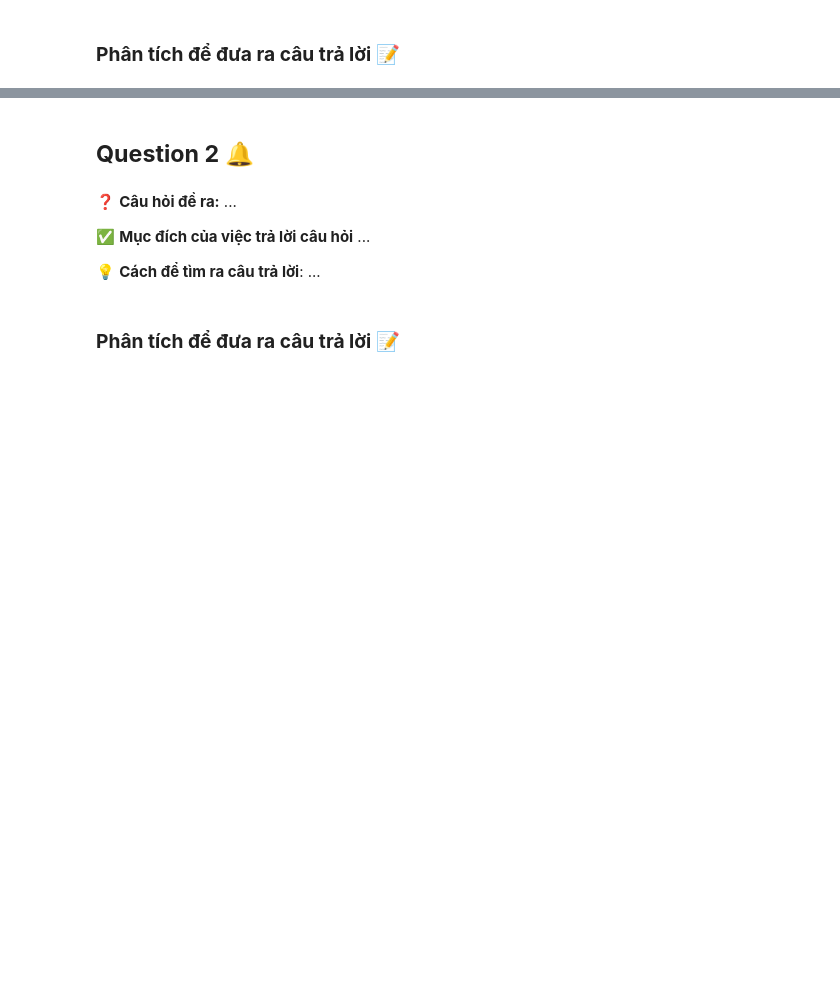
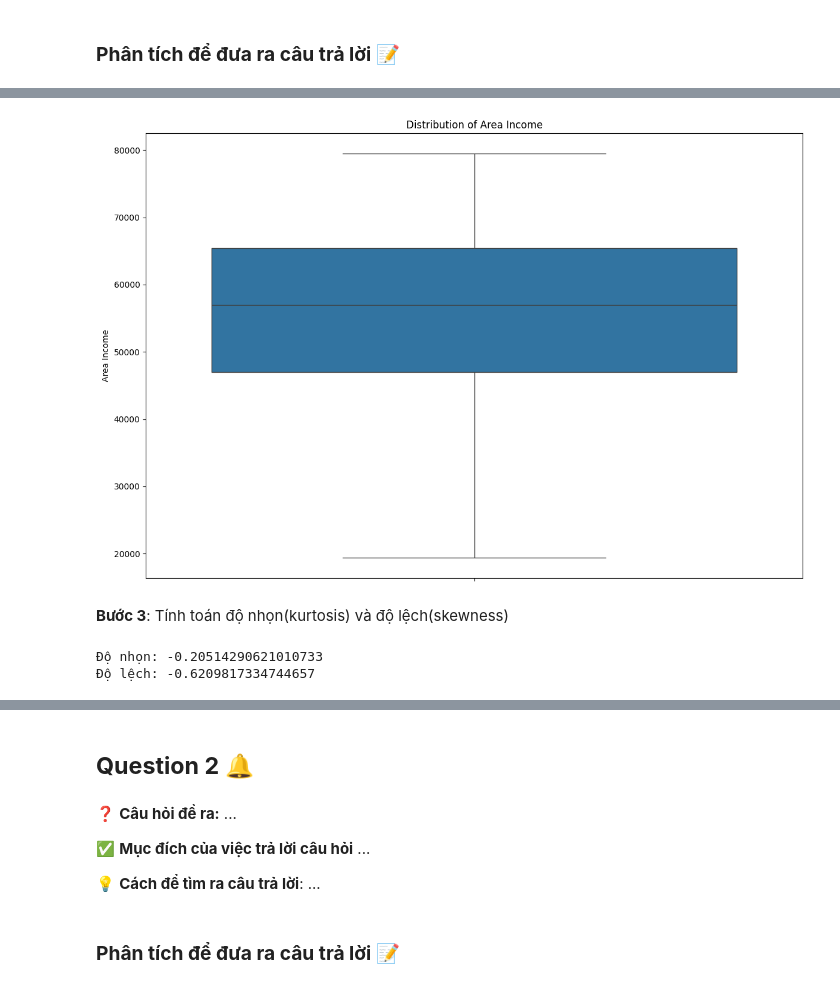
Before and after one commit to Alexieve/Applied-Data-Analytics, a Jupyter notebook: Notebooks/2-EDA/2_EDA.ipynb, the cells around one changed output, grey strips where cells are left out. Cells and saved outputs as stored; diff of their text form; code cells hidden in the pictures; blank space fills up the shorter version.

```diff
--- a/Notebooks/2-EDA/2_EDA.ipynb
+++ b/Notebooks/2-EDA/2_EDA.ipynb
@@ -130,0 +156,16 @@ BƯỚC 3: Phân tích đơn biến trong các cột dữ liệu số 🔥
+# %%
+plt.subplots(1,1, figsize=(12, 8))
+sns.boxplot(df['Area Income'])
+plt.title(f'Distribution of Area Income')
+plt.tight_layout()
+plt.show()
+# %% [output]
+[figure, added]
+# %% [markdown]
+**Bước 3**: Tính toán độ nhọn(kurtosis) và độ lệch(skewness)
+# %%
+print("Độ nhọn: "+str(df['Area Income'].kurt()))
+print("Độ lệch: "+str(df['Area Income'].skew()))
+# %% [output]
+Độ nhọn: -0.20514290621010733
+Độ lệch: -0.6209817334744657
```
Also changed, not shown: parts of 49 cells of this notebook, 1 other file.
